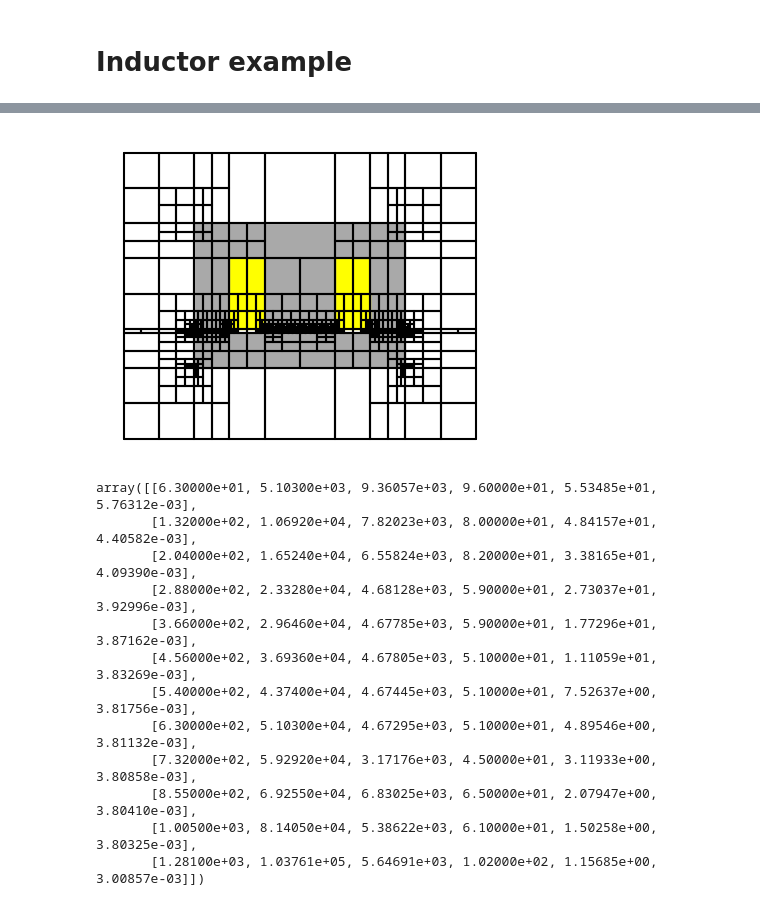
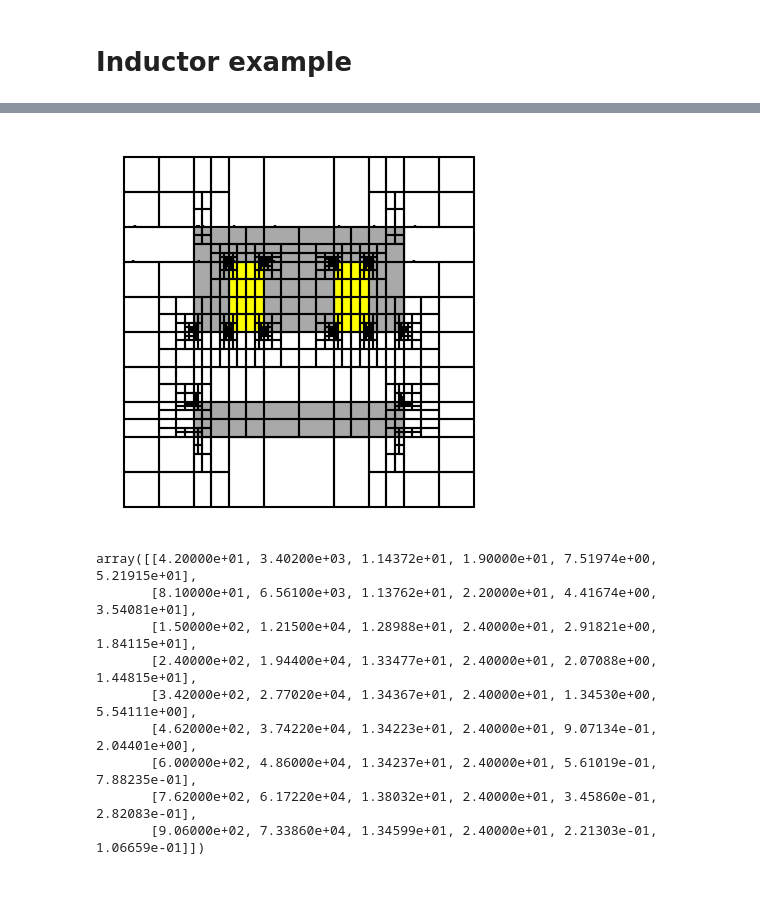
Before and after one commit to Stefan714/pyiga, a Jupyter notebook: notebooks/IETI.ipynb, the cells around one changed output, grey strips where cells are left out. Cells and saved outputs as stored; diff of their text form; code cells hidden in the pictures.

```diff
--- a/notebooks/IETI.ipynb
+++ b/notebooks/IETI.ipynb
@@ -1249,26 +1249,27 @@ def Inductor(deg,N, airgap=0.025):
     M = topology.PatchMesh(patches)
     M.rename_domain(0,'Air')
     M.set_domain_id({'Fe':{8,9,10,11,12,22,24,26,29,30,31,32,33}, 'C1':{23}, 'C2':{25}})
-    M.h_refine({i:1 for i in range(14,21)});                          #split airgap patches further in y-axis to make up for anisotropy
-    M.h_refine({i:1 for i in list(range(14,21))+list(range(42,49))}); #split airgap patches further in y-axis to make up for anisotropy
+    #M.h_refine({i:1 for i in range(14,21)});                          #split airgap patches further in y-axis to make up for anisotropy
+    #M.h_refine({i:1 for i in list(range(14,21))+list(range(42,49))}); #split airgap patches further in y-axis to make up for anisotropy
     return M
 # %%
 mu0 = 4*np.pi*1e-7
-nu = {'C1': 1/mu0, 'C2':1/mu0, 'Fe':1/(2500*mu0), 'Air': 1/mu0}
-#nu = {'C1': 1., 'C2':1., 'Fe':1., 'Air': 1.}
+#nu = {'C1': 1/mu0, 'C2':1/mu0, 'Fe':1/(2500*mu0), 'Air': 1/mu0}
+nu = {'C1': 1., 'C2':1., 'Fe':0.1, 'Air': 1.}
 j = {'C1': lambda x,y: 66/(0.125), 'C2':lambda x,y: -66/(0.125), 'Fe':lambda x,y: 0.0, 'Air': lambda x,y: 0.0}
+#j = {'C1': lambda x,y: 1.0, 'C2':lambda x,y: 1.0, 'Fe':lambda x,y: 1.0, 'Air': lambda x,y: 1.0}
 MaT = {'C1': lambda x,y: (0.,0.), 'C2': lambda x,y:(0.,0.), 'Fe':lambda x,y:(0.,0.), 'Air': lambda x,y:(0.,0.)}
 dir_data = {0:0}
 # %%
 degs = (4,)
-maxpatches =1500
+maxpatches =1000
 n_info=6
 R = np.zeros((100,n_info*len(degs)))
 maxiter=0
 
 for i,deg in enumerate(degs):
     N = deg + 1
-    M = Inductor(deg,N, airgap=0.03)
+    M = Inductor(deg,N, airgap=0.5)
     MP = assemble.Multipatch(M, automatch=True)
     U = []
 
@@ -1353,16 +1354,13 @@ pcg with preconditioned condition number κ ~ 9.408e+03 stopped after 185 iterat
-[figure, old version]
+[figure, new version]
 # %%
 R
 # %% [output]
-array([[6.30000e+01, 5.10300e+03, 9.36057e+03, 9.60000e+01, 5.53485e+01, 5.76312e-03],
-       [1.32000e+02, 1.06920e+04, 7.82023e+03, 8.00000e+01, 4.84157e+01, 4.40582e-03],
-       [2.04000e+02, 1.65240e+04, 6.55824e+03, 8.20000e+01, 3.38165e+01, 4.09390e-03],
-       [2.88000e+02, 2.33280e+04, 4.68128e+03, 5.90000e+01, 2.73037e+01, 3.92996e-03],
-       [3.66000e+02, 2.96460e+04, 4.67785e+03, 5.90000e+01, 1.77296e+01, 3.87162e-03],
-       [4.56000e+02, 3.69360e+04, 4.67805e+03, 5.10000e+01, 1.11059e+01, 3.83269e-03],
-       [5.40000e+02, 4.37400e+04, 4.67445e+03, 5.10000e+01, 7.52637e+00, 3.81756e-03],
-       [6.30000e+02, 5.10300e+04, 4.67295e+03, 5.10000e+01, 4.89546e+00, 3.81132e-03],
-       [7.32000e+02, 5.92920e+04, 3.17176e+03, 4.50000e+01, 3.11933e+00, 3.80858e-03],
-       [8.55000e+02, 6.92550e+04, 6.83025e+03, 6.50000e+01, 2.07947e+00, 3.80410e-03],
-       [1.00500e+03, 8.14050e+04, 5.38622e+03, 6.10000e+01, 1.50258e+00, 3.80325e-03],
-       [1.28100e+03, 1.03761e+05, 5.64691e+03, 1.02000e+02, 1.15685e+00, 3.00857e-03]])
+array([[4.20000e+01, 3.40200e+03, 1.14372e+01, 1.90000e+01, 7.51974e+00, 5.21915e+01],
+       [8.10000e+01, 6.56100e+03, 1.13762e+01, 2.20000e+01, 4.41674e+00, 3.54081e+01],
+       [1.50000e+02, 1.21500e+04, 1.28988e+01, 2.40000e+01, 2.91821e+00, 1.84115e+01],
+       [2.40000e+02, 1.94400e+04, 1.33477e+01, 2.40000e+01, 2.07088e+00, 1.44815e+01],
+       [3.42000e+02, 2.77020e+04, 1.34367e+01, 2.40000e+01, 1.34530e+00, 5.54111e+00],
+       [4.62000e+02, 3.74220e+04, 1.34223e+01, 2.40000e+01, 9.07134e-01, 2.04401e+00],
+       [6.00000e+02, 4.86000e+04, 1.34237e+01, 2.40000e+01, 5.61019e-01, 7.88235e-01],
+       [7.62000e+02, 6.17220e+04, 1.38032e+01, 2.40000e+01, 3.45860e-01, 2.82083e-01],
+       [9.06000e+02, 7.33860e+04, 1.34599e+01, 2.40000e+01, 2.21303e-01, 1.06659e-01]])
```
Also changed, not shown: parts of 7 cells of this notebook, 1 other file.
